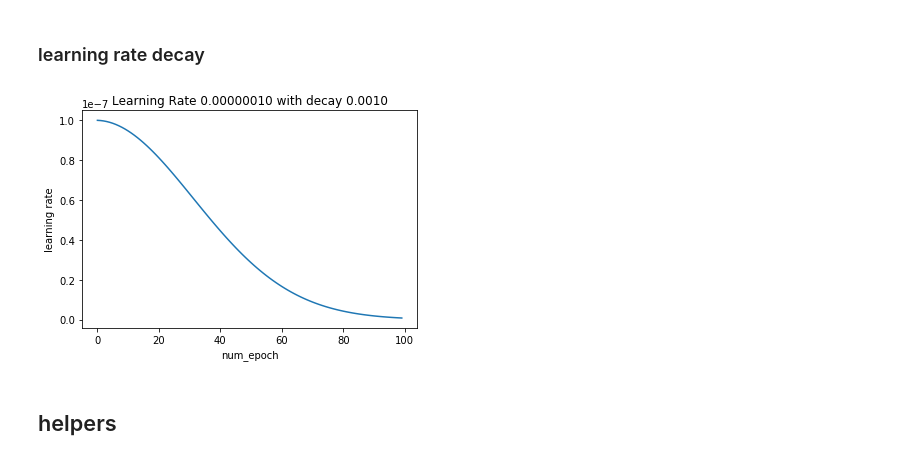
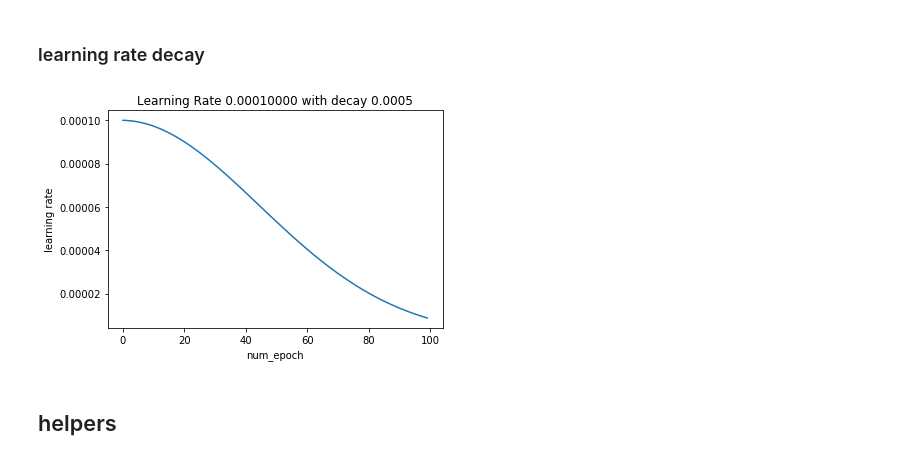
Before and after one commit to timwee/ml_playground, a Jupyter notebook: recs/learning_to_rank/compare_ltr_rec_algorithms.ipynb, the cells around one changed output. Saved outputs shown, nothing was run; the diff lists cells and outputs as text; code cells hidden in the pictures.

```diff
--- a/recs/learning_to_rank/compare_ltr_rec_algorithms.ipynb
+++ b/recs/learning_to_rank/compare_ltr_rec_algorithms.ipynb
@@ -76,18 +76,18 @@ train.shape, test.shape
 # %% [markdown]
 ### learning rate decay
 # %%
-lrate = 1e-7
-decay = 1e-3
+lrate = 1e-4
+decay = 5e-4
 lr_val = [lrate]
 for i in range(1, 100):
     lr_val.append(lr_val[i-1] * (1. / (1. + (decay * i))))
 plt.plot(np.arange(100), lr_val)
 plt.xlabel("num_epoch")
 plt.ylabel("learning rate")
 plt.title("Learning Rate %.8f with decay %.4f" % (lrate, decay))
 plt.show()
 # %% [output]
-[figure, old version]
+[figure, new version]
 # %% [markdown]
 ## helpers
 # %%
```
Also changed, not shown: parts of 8 cells of this notebook.
